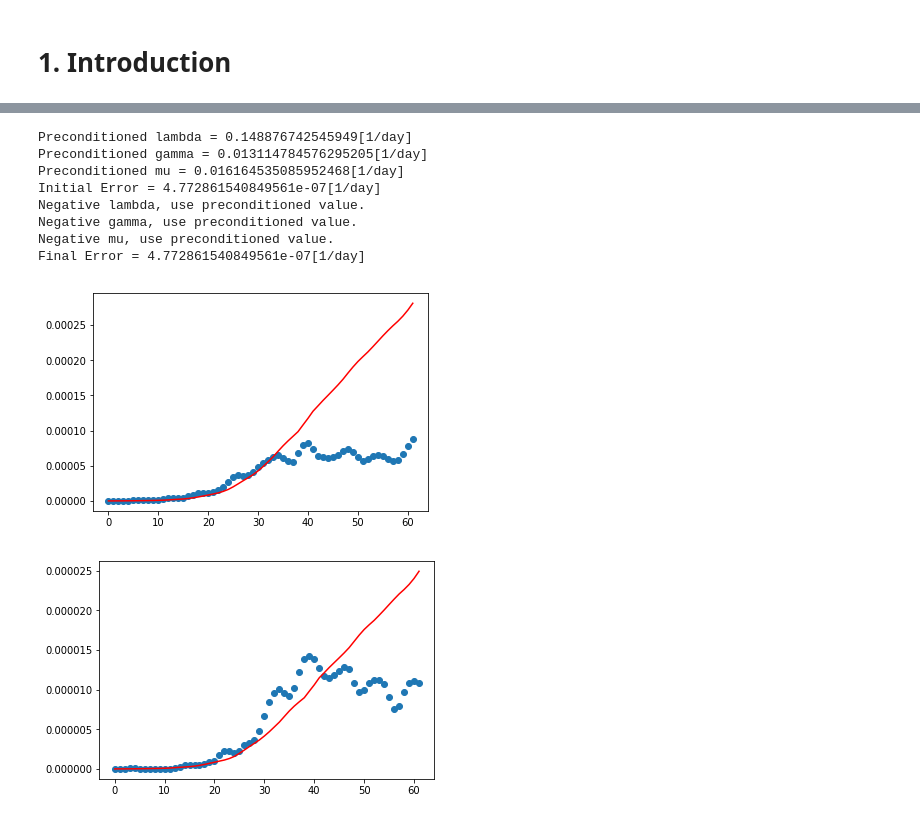
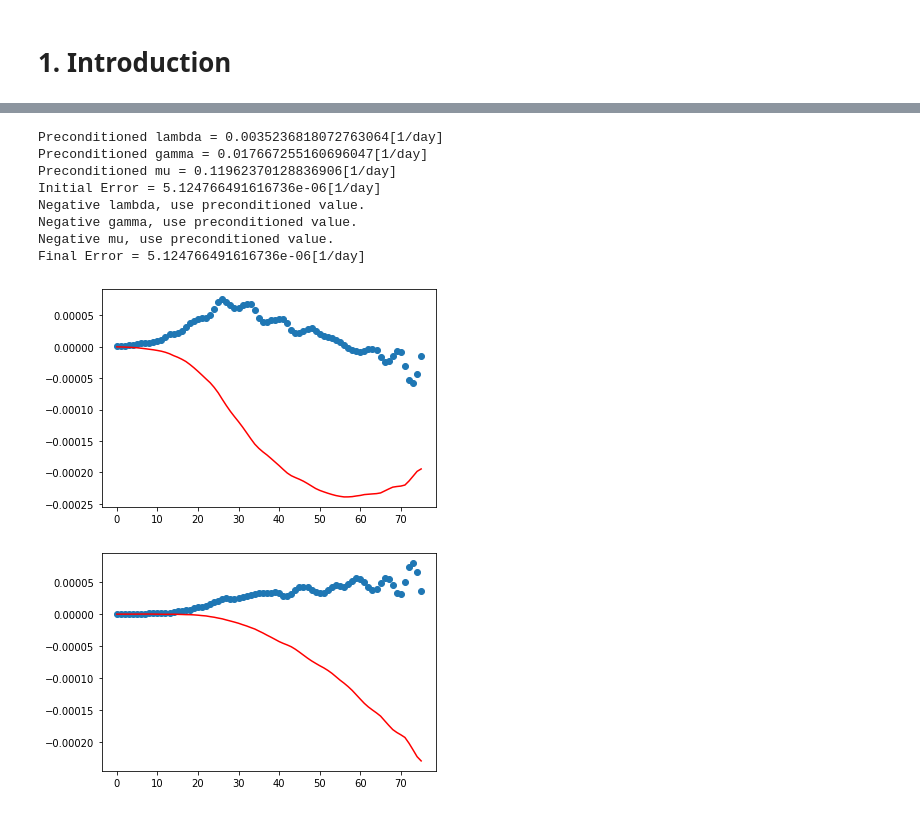
Before and after one commit to ABoghi/Covid-19, a Jupyter notebook: Cov19.ipynb, the cells around one changed output, grey strips where cells are left out. Drawn from its saved outputs; the diff is of its cells as text; code cells hidden in the pictures.

```diff
--- a/Cov19.ipynb
+++ b/Cov19.ipynb
@@ -17,20 +17,20 @@ len(c19.cases_per_day_uk)
 # %%
-country = 'uk'
+country = 'it'
 Im, Rm, Id, Rd = c19.run_SIR_model(step_number = 90,time_step= 1.0,
                                    country = country,
                                    offset = 3,
                                    vital_dynamics = True)
 # %% [output]
-Preconditioned lambda = 0.148876742545949[1/day]
-Preconditioned gamma = 0.013114784576295205[1/day]
-Preconditioned mu = 0.016164535085952468[1/day]
-Initial Error = 4.772861540849561e-07[1/day]
+Preconditioned lambda = 0.0035236818072763064[1/day]
+Preconditioned gamma = 0.017667255160696047[1/day]
+Preconditioned mu = 0.11962370128836906[1/day]
+Initial Error = 5.124766491616736e-06[1/day]
 Negative lambda, use preconditioned value.
 Negative gamma, use preconditioned value.
 Negative mu, use preconditioned value.
-Final Error = 4.772861540849561e-07[1/day]
+Final Error = 5.124766491616736e-06[1/day]
-[figure, old version]
+[figure, new version]
-[figure, old version]
+[figure, new version]
 # %%
 c19.plot_results(Im, Rm, Id, Rd, country)
 # %% [output]
```
Also changed, not shown: parts of 4 cells of this notebook, 1 other file.
